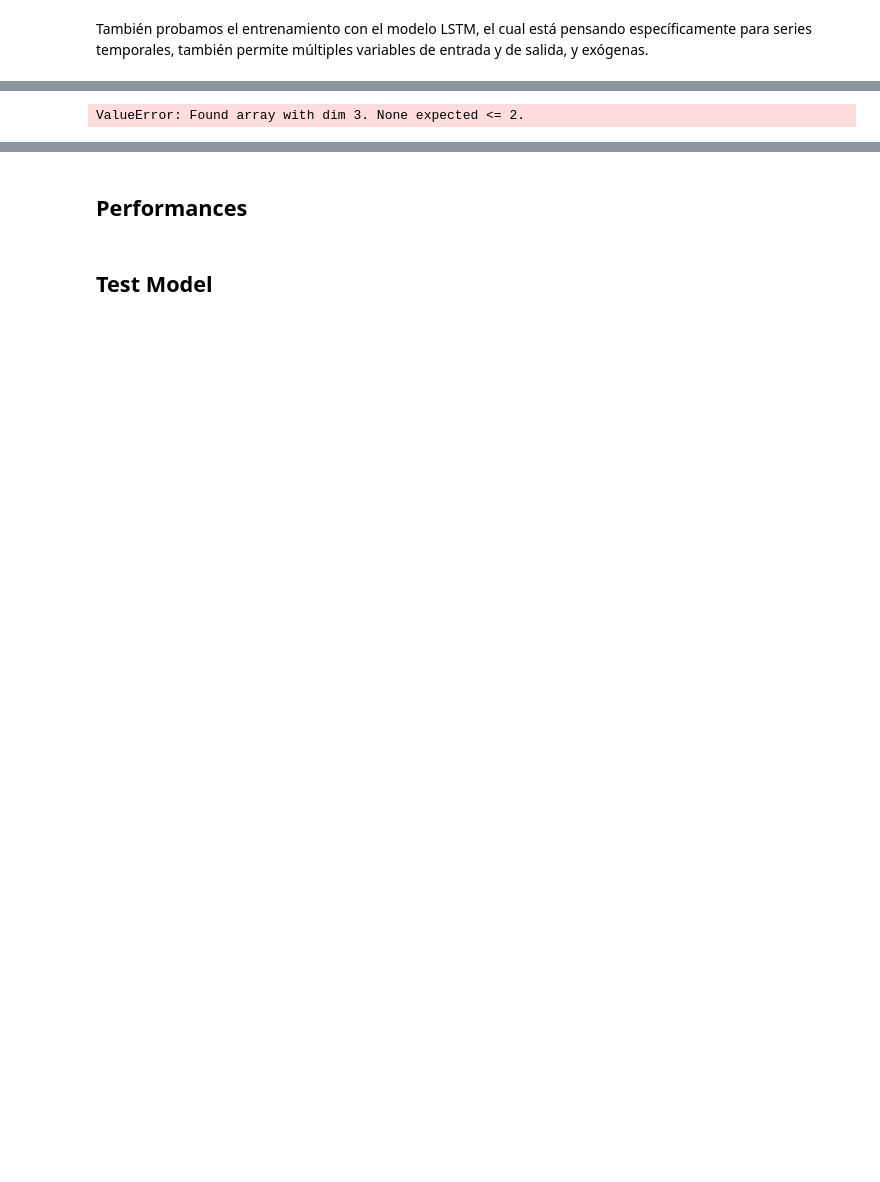
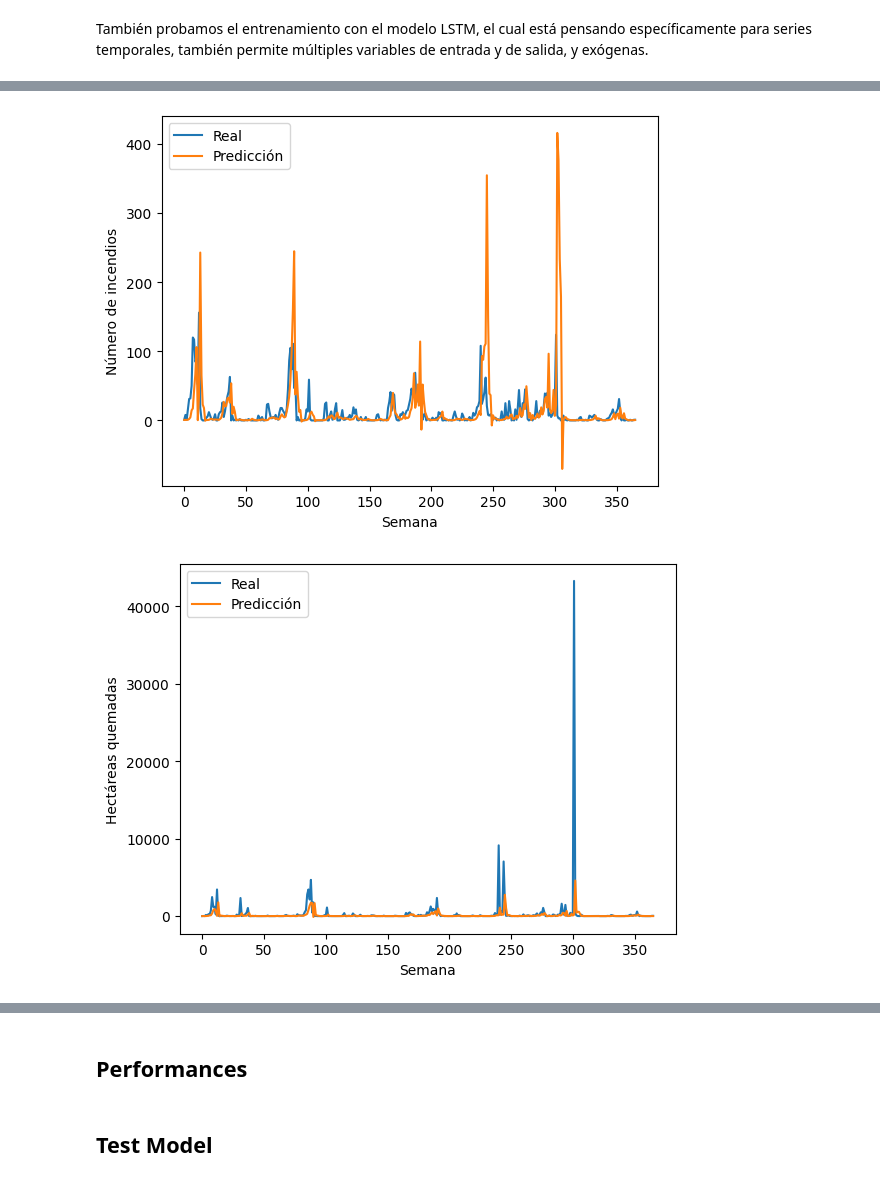
Before and after one commit to JozsefIvanGafo/4-Year-Q1-iao-project-Prediction-of-Forest-fires-in-Galicia-Spain2024-UC3M, a Jupyter notebook: prediction_time_series.ipynb, the cells around one changed output, grey strips where cells are left out. Saved outputs shown, nothing was run; the diff lists cells and outputs as text; code cells hidden in the pictures; blank space fills up the shorter version.

Commit message:
time series: lstm modelo 3

```diff
--- a/prediction_time_series.ipynb
+++ b/prediction_time_series.ipynb
@@ -752,23 +748,31 @@ for train_idx, val_idx in tscv.split(X_train_lstm):
 
     # Evalúa
     y_val_pred = model.predict(X_val_fold)
-    errors.append(mean_absolute_error(y_val_fold, y_val_pred))
+    y_val_fold = np.array(y_val_fold).reshape(-1, 2)
+    y_val_fold = pd.DataFrame(y_val_fold, columns=['numero_incendios', 'superficie_total'])
+    errors.append(mean_absolute_error(y_val_fold, y_val_pred, multioutput='raw_values'))
 
 # Promedia el error de validación
-print("Error promedio de validación cruzada:", np.mean(errors))
+print("Error promedio de validación cruzada:", np.mean(np.array(errors), axis=0))
 
 # Evaluar
-loss = model.evaluate(X_test_lstm, y_test.values)
-print(f"MAE en el conjunto de test final: {loss}")
+# print("y_test", y_test.values)
+# loss = model.evaluate(X_test_lstm, y_test.values)
+# print(f"MAE en el conjunto de test final: {loss}")
 
 # Predicciones
 y_pred = model.predict(X_test_lstm)
 
+error_num_incendios = mean_absolute_error(y_test.iloc[:, 0], y_pred[:, 0])  # error para la primera variable
+error_superficie = mean_absolute_error(y_test.iloc[:, 1], y_pred[:, 1])     # error para la segunda variable
+# Imprimir los resultados
+print(f"Error num incendios: {error_num_incendios}")
+print(f"Error superficie: {error_superficie}")
 
-plt.plot(y_test.values, label="Real")
-plt.plot(y_pred, label="Predicción")
-plt.legend()
-plt.show()
+# plt.plot(y_test.values, label="Real")
+# plt.plot(y_pred, label="Predicción")
+# plt.legend()
+# plt.show()
 
 plt.figure()
 plt.plot(y_test["numero_incendios"].values, label="Real")
@@ -790,4 +802,5 @@ plt.show()
-ValueError: Found array with dim 3. None expected <= 2.
+[figure, added]
+[figure, added]
 # %%
 # plt.figure()
 # plt.plot(y_test["numero_incendios"].values, label="Real")
```
Also changed, not shown: parts of 11 cells of this notebook.
